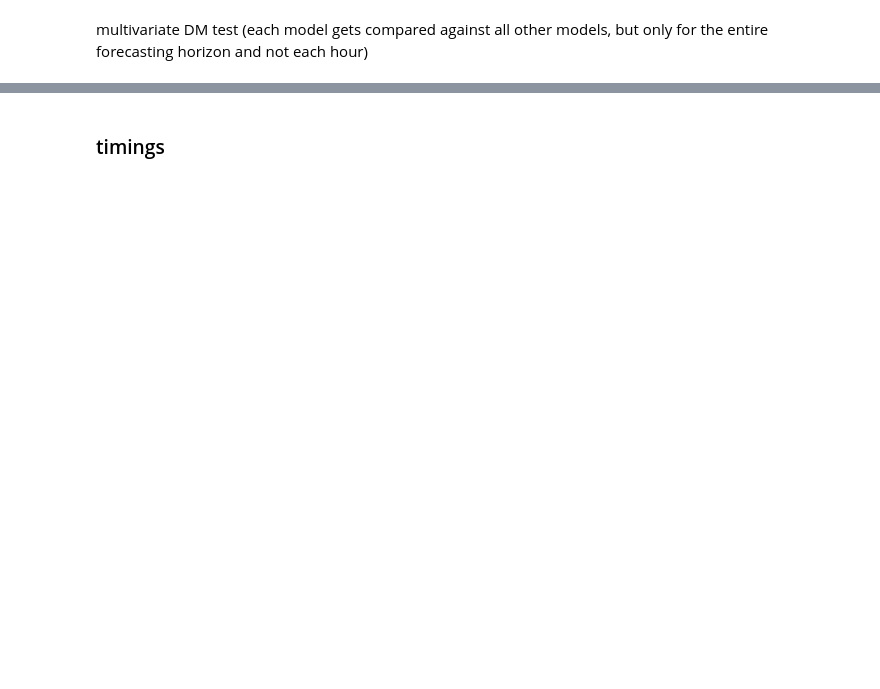
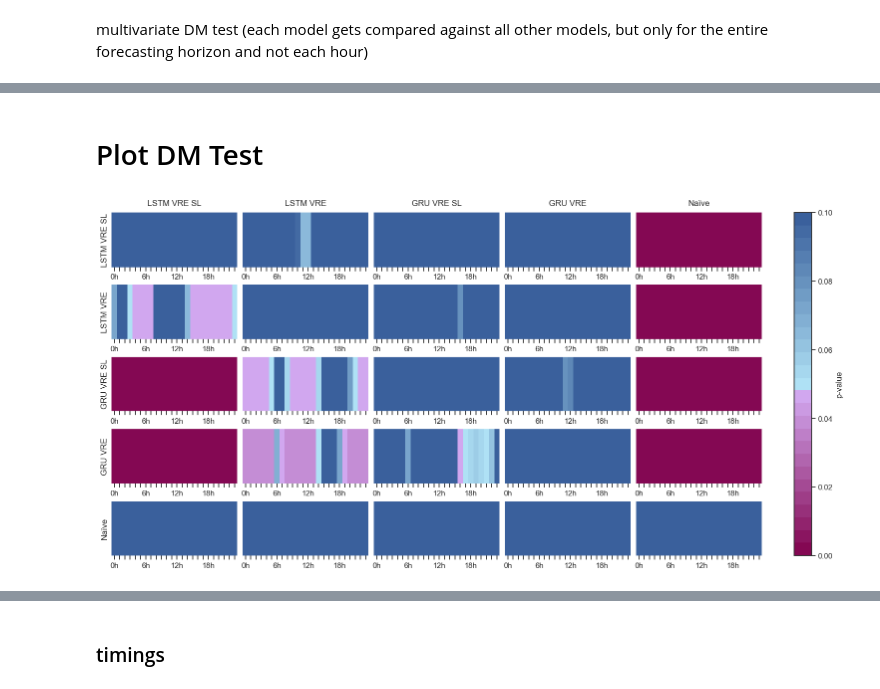
Before and after one commit to valentin-17/epf, a Jupyter notebook: notebooks/other_data_viz.ipynb, the cells around one changed output, grey strips where cells are left out. Drawn from its saved outputs; the diff is of its cells as text; code cells hidden in the pictures; blank space fills up the shorter version.

Commit message:
finalized dm test and visualizations

```diff
--- a/notebooks/other_data_viz.ipynb
+++ b/notebooks/other_data_viz.ipynb
@@ -938,0 +1085,2 @@ p_values
+# %% [markdown]
+# Plot DM Test
@@ -938,0 +1123,71 @@ p_values
+# %%
+import matplotlib.colors as mcolors
+
+model_a_unique = df['Model_A'].unique()
+model_b_unique = df['Model_B'].unique()
+
+fig, axes = plt.subplots(len(model_b_unique), len(model_a_unique), figsize=(len(model_a_unique) * 3, len(model_b_unique) * 1.5), constrained_layout=True)
+
+norm = mcolors.Normalize(vmin=0, vmax=0.1)
+
+for i, model_b in enumerate(model_b_unique):
+    for j, model_a in enumerate(model_a_unique):
+        ax = axes[i, j] if len(model_b_unique) > 1 and len(model_a_unique) > 1 else (axes[j] if len(model_b_unique) == 1 else axes[i])
+
+        # Mögliche Paar-Namen
+        model_pair1 = f"{model_a} & {model_b}"
+        model_pair2 = f"{model_b} & {model_a}"
+
+        if model_pair1 in unique_pairs:
+            subset = df[df['Model Comparison'] == model_pair1].sort_values('Hour')
+        elif model_pair2 in unique_pairs:
+            subset = df[df['Model Comparison'] == model_pair2].sort_values('Hour')
+        else:
+            subset = None
+
+        if subset is not None and not subset.empty:
+            vals = subset['p-value'].values.reshape(1, -1)
+
+            sns.heatmap(
+                vals,
+                ax=ax,
+                cmap=trimmed_cmap,
+                norm=norm,
+                cbar=False,
+                xticklabels=[f'{h}h' if h % 6 == 0 else '' for h in range(24)],
+                yticklabels=[],
+                center=0.05,
+                square=False
+            )
+        else:
+            ax.axis('off')
+
+        # Titel in einzelnen Plots entfernen
+        ax.set_title('')
+
+        # yticklabels immer aus (da es ja eine gemeinsame linke Beschriftung geben soll)
+        ax.set_yticklabels([])
+
+        # y-Achsen-Ticks ausblenden
+        ax.tick_params(axis='y', length=0)
+
+# Obere Reihe mit Model_A als Überschrift (Spalten)
+for ax, model_a in zip(axes[0], model_a_unique):
+    ax.set_title(model_a, fontsize=12, pad=10)
+
+# Linke Spalte mit Model_B als y-Achsen-Beschriftung (einfach mittig links)
+for ax, model_b in zip(axes[:, 0], model_b_unique):
+    ax.set_ylabel(model_b, rotation=90, fontsize=12, labelpad=10, va='center')
+
+# Farblegende
+fig.colorbar(
+    plt.cm.ScalarMappable(cmap=trimmed_cmap, norm=norm),
+    ax=axes.ravel().tolist(),
+    orientation='vertical',
+    label='p-value'
+)
+plt.savefig('../reports/figures/dm_test_univariate.pdf', bbox_inches='tight')
+
+plt.show()
+# %% [output]
+[figure, added]
```
Also changed, not shown: parts of 10 cells of this notebook, 5 other files.
